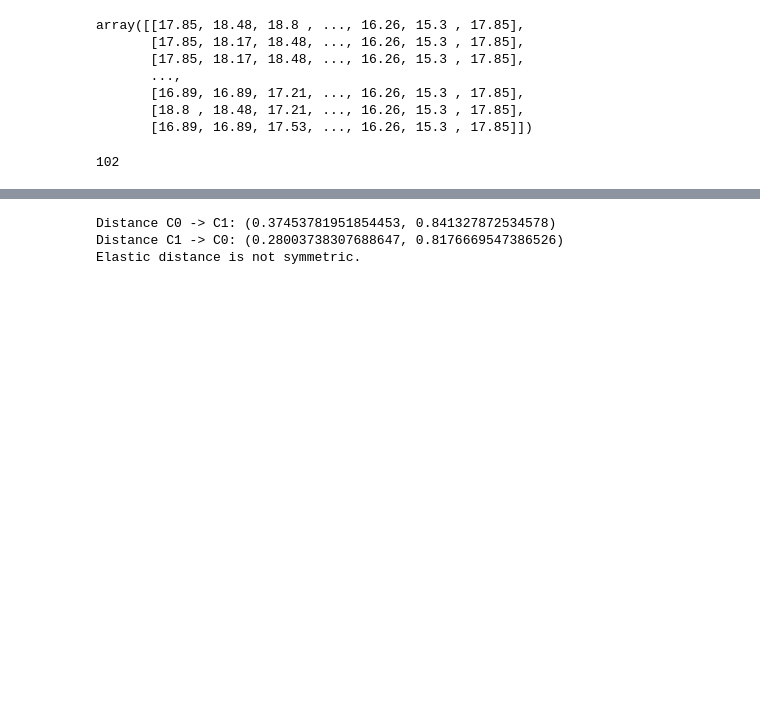
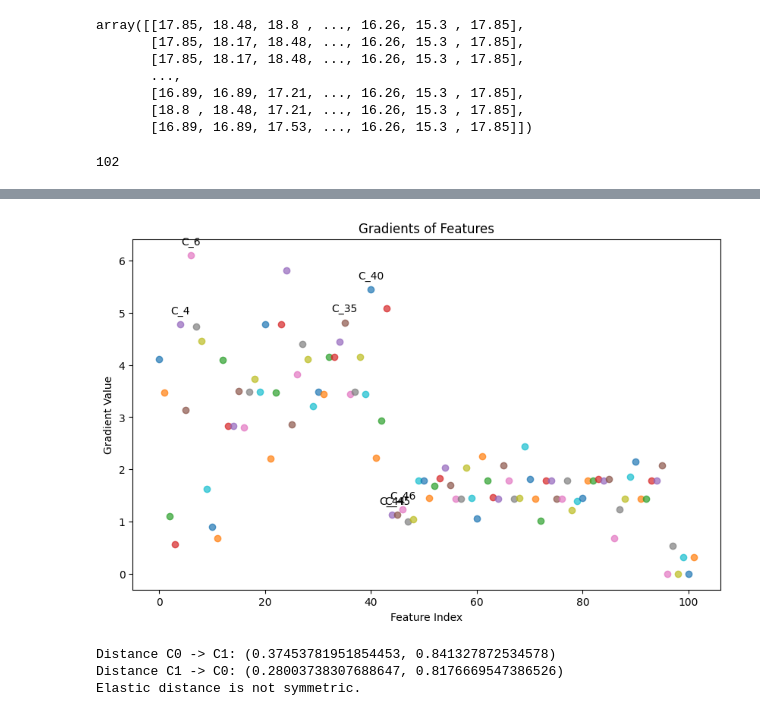
Before and after one commit to allisonaustin/streaming-depths, a Jupyter notebook: examples/depths_test.ipynb, the cells around one changed output, grey strips where cells are left out. Saved outputs shown, nothing was run; the diff lists cells and outputs as text; code cells hidden in the pictures; blank space fills up the shorter version.

Commit message:
implemented gradient stuff, gotta work on run time

```diff
--- a/examples/depths_test.ipynb
+++ b/examples/depths_test.ipynb
@@ -454,3 +442,39 @@ out_labels
+# %%
+import matplotlib.pyplot as plt
+
+# Assuming out_labels is a list of scalar values or arrays of gradient values (as before)
+# Also assuming you have a corresponding list or index that identifies the columns, e.g., ['C_1', 'C_2', ..., 'C_46']
+
+# Columns to annotate
+columns_to_annotate = ['C_4', 'C_6', 'C_35', 'C_40', 'C_44', 'C_45', 'C_46']
+
+# Create a figure for plotting
+plt.figure(figsize=(10, 6))
+
+# Iterate through each gradient in out_labels
+for i, gradient in enumerate(out_labels):
+    # If the gradient is a list or array (time series), plot it
+    if isinstance(gradient, np.ndarray):
+        plt.scatter(range(len(gradient)), gradient, alpha=0.7)
+    else:
+        # If the gradient is a scalar, plot it as a single point
+        plt.scatter(i, gradient, alpha=0.7)
+
+    # Check if the current column is in the columns_to_annotate
+    column_name = f'C_{i}'  # Assuming i+1 corresponds to the correct column index ('C_1', 'C_2', etc.)
+    if column_name in columns_to_annotate:
+        # Annotate the point with its corresponding column name
+        plt.annotate(column_name, (i, gradient), textcoords="offset points", xytext=(0, 10), ha='center')
+
+# Customize the plot
+plt.title("Gradients of Features")
+plt.xlabel("Feature Index")
+plt.ylabel("Gradient Value")
+
+# Show the plot
+plt.show()
+# %% [output]
+[figure, added]
 # %%
 #symmetry tets
 import numpy as np
```
Also changed, not shown: parts of 5 cells of this notebook, 1 other file.
